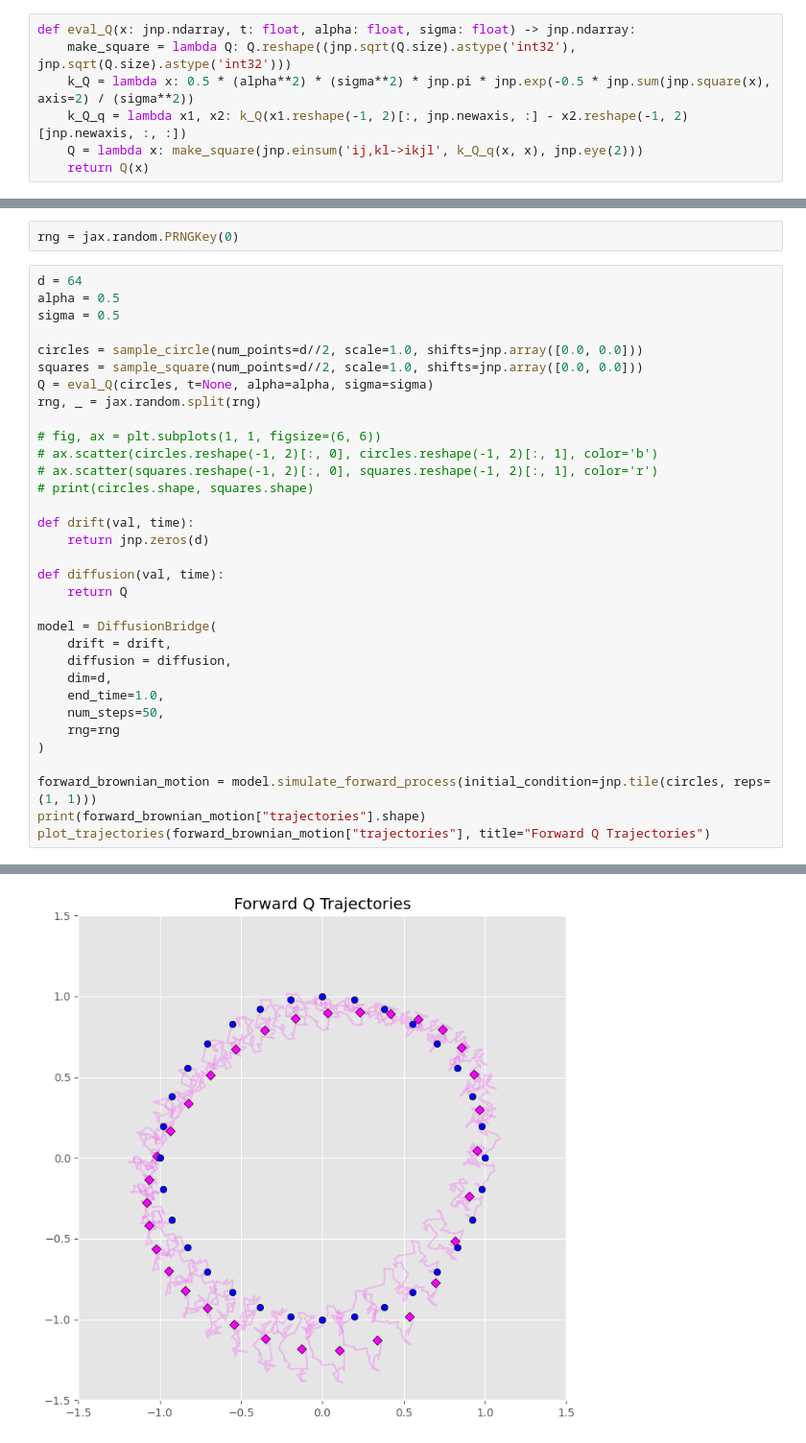
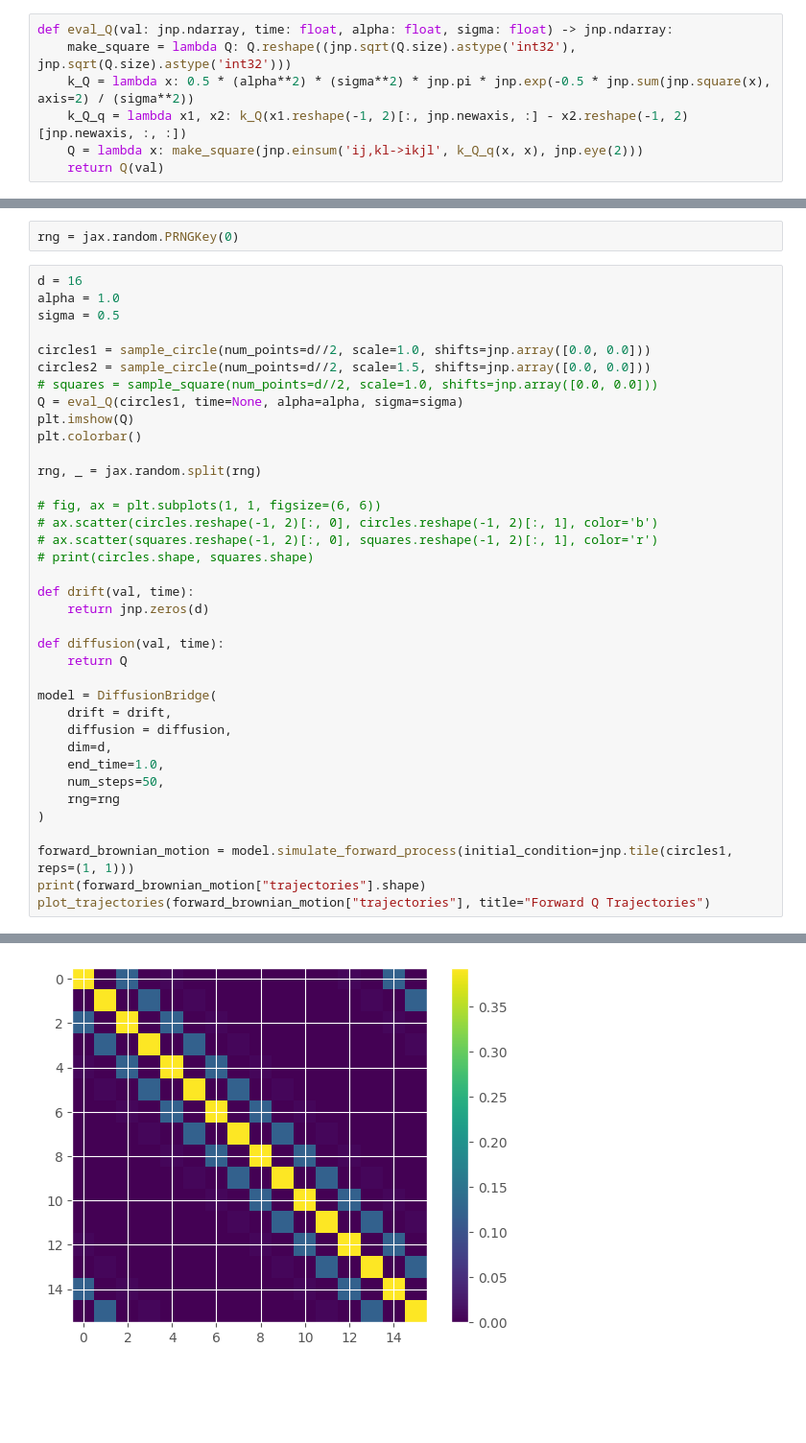
Before and after one commit to libbylbaker/infsdebridge, a Jupyter notebook: sdebridge/notebooks/Q_bridge.ipynb, the cells around one changed output, grey strips where cells are left out. Shown at 96% size. Drawn from its saved outputs; the diff is of its cells as text; blank space fills up the shorter version.

```diff
--- a/sdebridge/notebooks/Q_bridge.ipynb
+++ b/sdebridge/notebooks/Q_bridge.ipynb
@@ -16,9 +16,9 @@ from sdebridge.utils import *
 
 plt.style.use('ggplot')
 # %%
-def eval_Q(x: jnp.ndarray, t: float, alpha: float, sigma: float) -> jnp.ndarray:
+def eval_Q(val: jnp.ndarray, time: float, alpha: float, sigma: float) -> jnp.ndarray:
     make_square = lambda Q: Q.reshape((jnp.sqrt(Q.size).astype('int32'), jnp.sqrt(Q.size).astype('int32')))
     k_Q = lambda x: 0.5 * (alpha**2) * (sigma**2) * jnp.pi * jnp.exp(-0.5 * jnp.sum(jnp.square(x), axis=2) / (sigma**2))
     k_Q_q = lambda x1, x2: k_Q(x1.reshape(-1, 2)[:, jnp.newaxis, :] - x2.reshape(-1, 2)[jnp.newaxis, :, :])
     Q = lambda x: make_square(jnp.einsum('ij,kl->ikjl', k_Q_q(x, x), jnp.eye(2)))
-    return Q(x)
+    return Q(val)
@@ -37,13 +25,17 @@ plt.colorbar()
 # %%
 rng = jax.random.PRNGKey(0)
 # %%
-d = 64
-alpha = 0.5
+d = 16
+alpha = 1.0
 sigma = 0.5
 
-circles = sample_circle(num_points=d//2, scale=1.0, shifts=jnp.array([0.0, 0.0]))
-squares = sample_square(num_points=d//2, scale=1.0, shifts=jnp.array([0.0, 0.0]))
-Q = eval_Q(circles, t=None, alpha=alpha, sigma=sigma)
+circles1 = sample_circle(num_points=d//2, scale=1.0, shifts=jnp.array([0.0, 0.0]))
+circles2 = sample_circle(num_points=d//2, scale=1.5, shifts=jnp.array([0.0, 0.0]))
+# squares = sample_square(num_points=d//2, scale=1.0, shifts=jnp.array([0.0, 0.0]))
+Q = eval_Q(circles1, time=None, alpha=alpha, sigma=sigma)
+plt.imshow(Q)
+plt.colorbar()
+
 rng, _ = jax.random.split(rng)
 
 # fig, ax = plt.subplots(1, 1, figsize=(6, 6))
@@ -66,7 +58,7 @@ model = DiffusionBridge(
     rng=rng
 )
 
-forward_brownian_motion = model.simulate_forward_process(initial_condition=jnp.tile(circles, reps=(1, 1)))
+forward_brownian_motion = model.simulate_forward_process(initial_condition=jnp.tile(circles1, reps=(1, 1)))
 print(forward_brownian_motion["trajectories"].shape)
 plot_trajectories(forward_brownian_motion["trajectories"], title="Forward Q Trajectories")
 # %% [output]
@@ -74 +66 @@ plot_trajectories(forward_brownian_motion["trajectories"], title="Forward Q Traj
-[figure, old version]
+[figure, new version]
```
Also changed, not shown: parts of 7 cells of this notebook, 3 other files.
